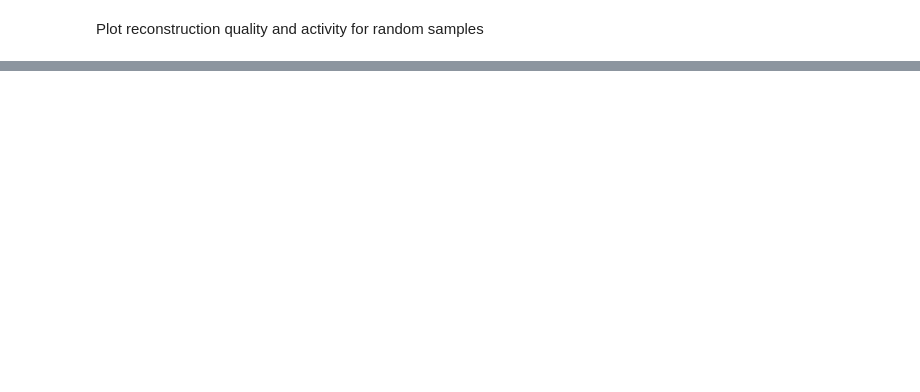
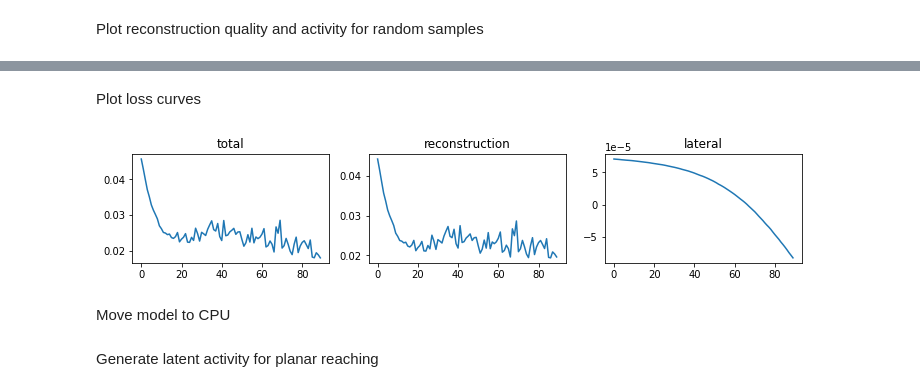
Before and after one commit to maxdgrogan/topographic-vae, a Jupyter notebook: tutorial.ipynb, the cells around one changed output, grey strips where cells are left out. Saved outputs shown, nothing was run; the diff lists cells and outputs as text; code cells hidden in the pictures; blank space fills up the shorter version.

```diff
--- a/tutorial.ipynb
+++ b/tutorial.ipynb
@@ -165,0 +180,12 @@ for i, idx in enumerate(idxs):
+# %%
+# Hyperparameters
+BATCH_SIZE = 400
+
+# Load data
+natural_data, planar_data = load_kinematic_data('data/kinematic/')
+
+# Move to GPU (remove this line if not using GPU for training)
+data = natural_data.cuda()
+
+# Wrap data in dataloader object
+dataloader = DataLoader(data, batch_size=BATCH_SIZE, drop_last=True)
@@ -165,0 +194,18 @@ for i, idx in enumerate(idxs):
+# %%
+# Hyperparameters
+LATENT_SHAPE = [80,80] # Dimensions of 2D latent space
+LATENT_DIM = LATENT_SHAPE[0] * LATENT_SHAPE[1] # No. of neurons in 2D latent space
+SIGMA = 2 # Controls range of lateral effects
+N = 1 # Maximum allowed spike range of each neuron for a single input
+
+# Initialise Psi, which defines the desired pairwise interactions between neurons
+psi = lateral_effect(LATENT_SHAPE, SIGMA, mexican_hat)
+psi = torch.tensor(psi).float()
+
+# Initialise model
+model = BernoulliTopoVAE(data.shape[1], LATENT_DIM, psi, n=N, device='cpu')
+
+# Move model compoinents to GPU (remove these lines if not using GPU for training)
+model.device = 'cuda:0'
+model.psi = model.psi.cuda()
+model.cuda()
@@ -165,0 +269,12 @@ for i, idx in enumerate(idxs):
+# %% [markdown]
+Plot loss curves
+# %%
+fig, axs = plt.subplots(1, 3, figsize=(12,2))
+
+for i, key in enumerate(losses.keys()):
+    axs[i].plot(losses[key][10:])
+    axs[i].set_title(key)
+# %% [output]
+[figure, added]
+# %% [markdown]
+Move model to CPU
@@ -165,0 +289,2 @@ for i, idx in enumerate(idxs):
+# %% [markdown]
+Generate latent activity for planar reaching
```
Also changed, not shown: parts of 22 cells of this notebook, 3 other files.
